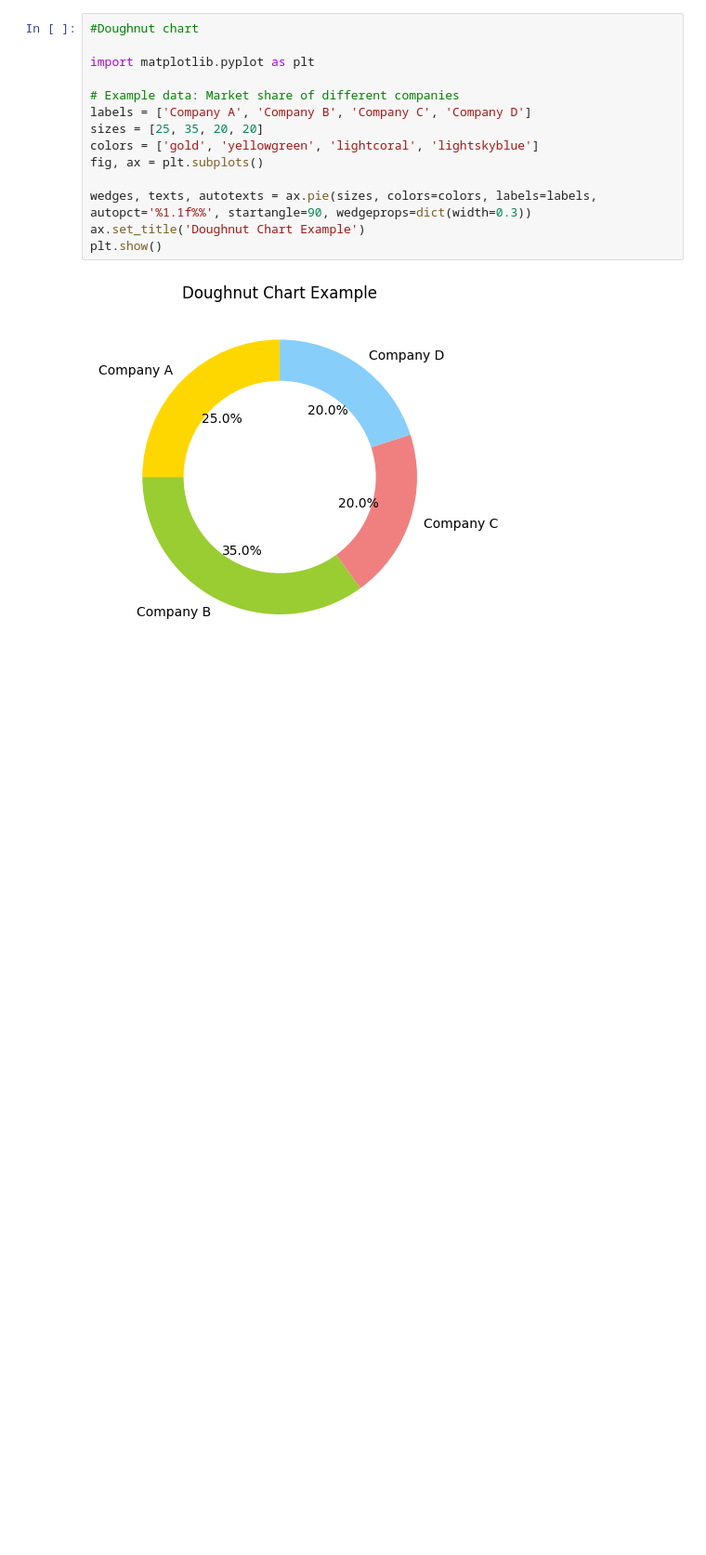
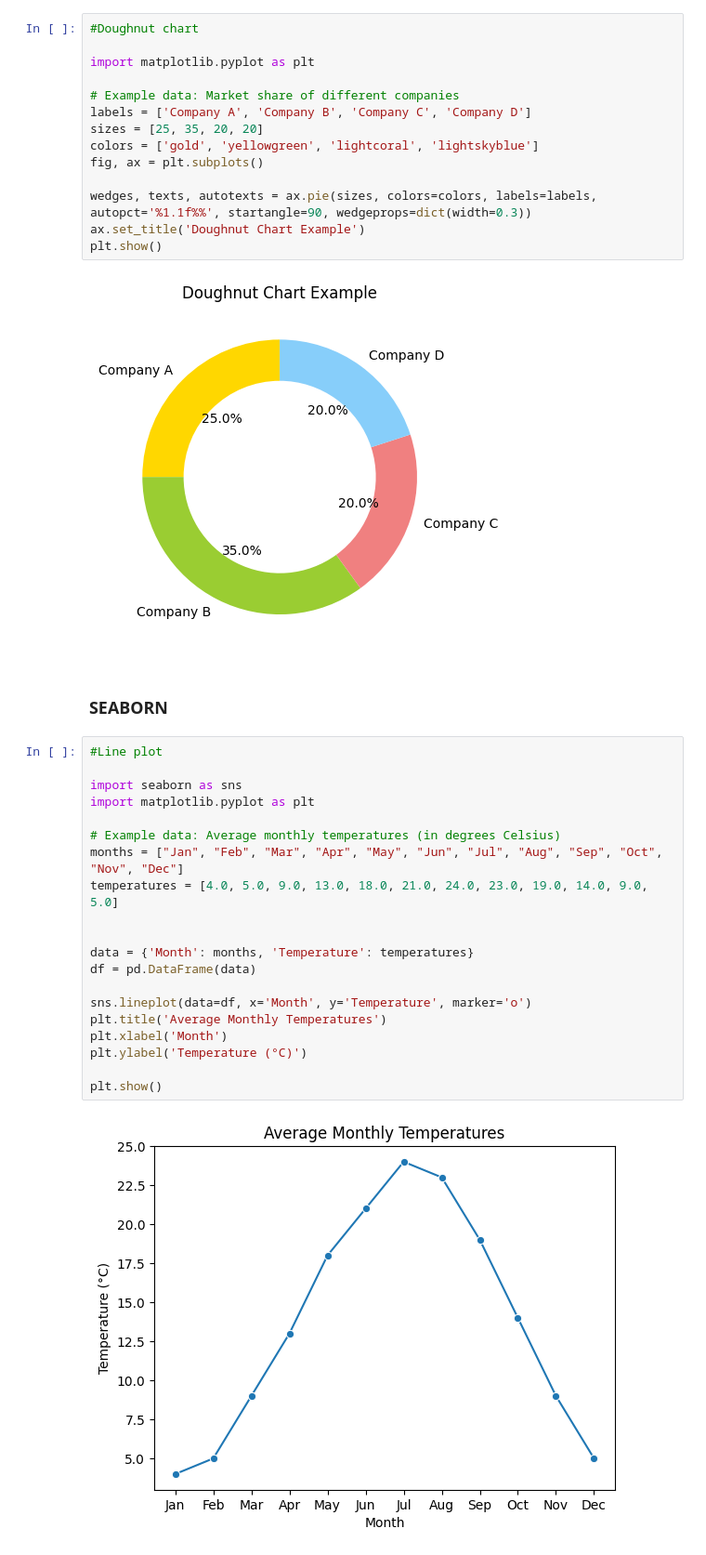
Before and after one commit to sharanya1234567/Sharanya-Vemula-1, a Jupyter notebook: Day12(1_7_24).ipynb, the cells around one changed output. Shown at 93% size. Saved outputs shown, nothing was run; the diff lists cells and outputs as text; blank space fills up the shorter version.

```diff
--- a/Day12(1_7_24).ipynb
+++ b/Day12(1_7_24).ipynb
@@ -512,3 +514,27 @@ ax.set_title('Doughnut Chart Example')
 plt.show()
 # %% [output]
 [figure]
+# %% [markdown]
+### SEABORN
+# %%
+#Line plot
+
+import seaborn as sns
+import matplotlib.pyplot as plt
+
+# Example data: Average monthly temperatures (in degrees Celsius)
+months = ["Jan", "Feb", "Mar", "Apr", "May", "Jun", "Jul", "Aug", "Sep", "Oct", "Nov", "Dec"]
+temperatures = [4.0, 5.0, 9.0, 13.0, 18.0, 21.0, 24.0, 23.0, 19.0, 14.0, 9.0, 5.0]
+
+
+data = {'Month': months, 'Temperature': temperatures}
+df = pd.DataFrame(data)
+
+sns.lineplot(data=df, x='Month', y='Temperature', marker='o')
+plt.title('Average Monthly Temperatures')
+plt.xlabel('Month')
+plt.ylabel('Temperature (°C)')
+
+plt.show()
+# %% [output]
+[figure, added]
```
Also changed, not shown: parts of 20 cells of this notebook.
